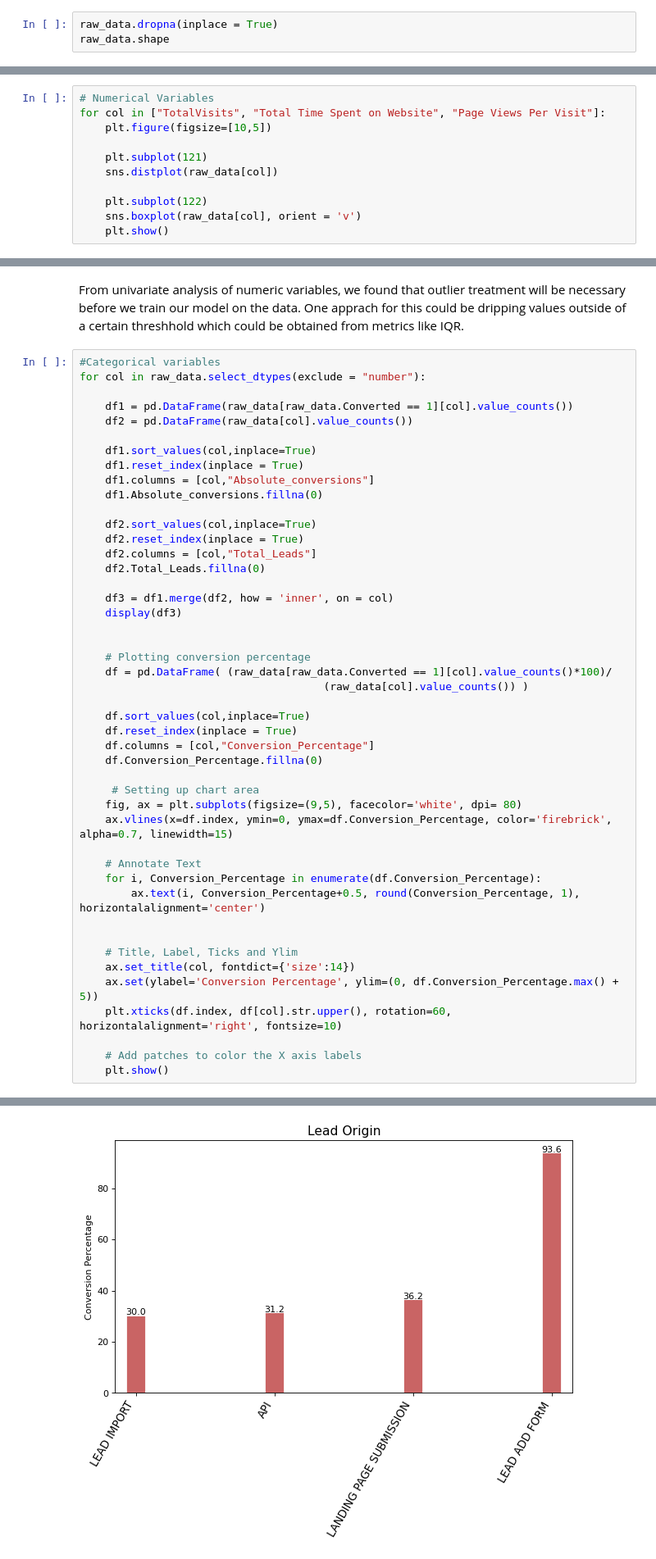
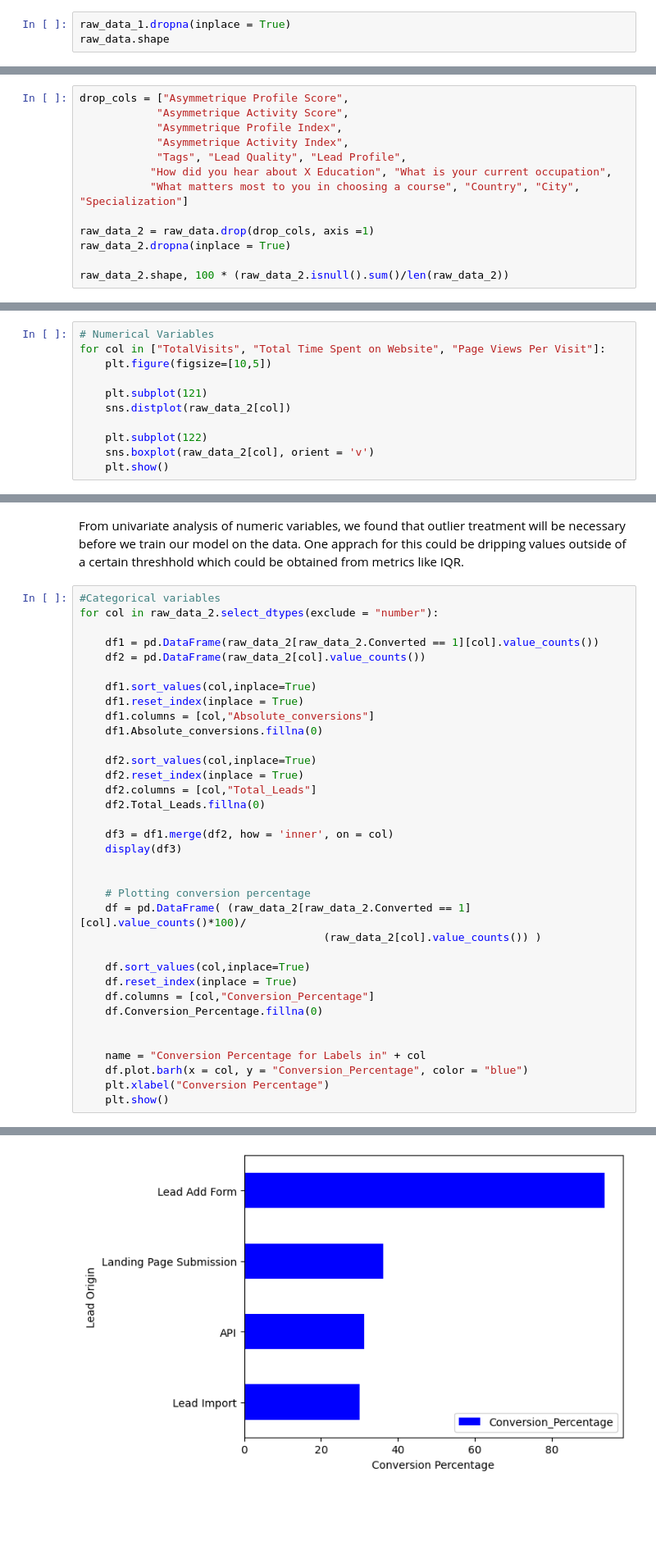
Before and after one commit to tthakur2015/Lead-Scoring-Logistic-Regression-Model, a Jupyter notebook: Case Study Notebook.ipynb, the cells around one changed output, grey strips where cells are left out. Shown at 82% size. Cells and saved outputs as stored; diff of their text form; blank space fills up the shorter version.

```diff
--- a/Case Study Notebook.ipynb
+++ b/Case Study Notebook.ipynb
@@ -271,6 +282,6 @@ raw_data.shape
 # %% [output]
 (9240, 27)
 # %%
-raw_data.dropna(inplace = True)
+raw_data_1.dropna(inplace = True)
 raw_data.shape
 # %% [output]
@@ -277,0 +291,13 @@ raw_data.shape
+# %%
+drop_cols = ["Asymmetrique Profile Score",
+            "Asymmetrique Activity Score",
+            "Asymmetrique Profile Index",
+            "Asymmetrique Activity Index",
+            "Tags", "Lead Quality", "Lead Profile",
+           "How did you hear about X Education", "What is your current occupation",
+           "What matters most to you in choosing a course", "Country", "City", "Specialization"]
+
+raw_data_2 = raw_data.drop(drop_cols, axis =1)
+raw_data_2.dropna(inplace = True)
+
+raw_data_2.shape, 100 * (raw_data_2.isnull().sum()/len(raw_data_2))
@@ -285,10 +329,10 @@ for col in ["TotalVisits", "Total Time Spent on Website", "Page Views Per Visit"
     plt.figure(figsize=[10,5])
 
     plt.subplot(121)
-    sns.distplot(raw_data[col])
+    sns.distplot(raw_data_2[col])
 
     plt.subplot(122)
-    sns.boxplot(raw_data[col], orient = 'v')
+    sns.boxplot(raw_data_2[col], orient = 'v')
     plt.show()
 # %% [output]
 [figure]
@@ -299,55 +343,44 @@ for col in ["TotalVisits", "Total Time Spent on Website", "Page Views Per Visit"
 From univariate analysis of numeric variables, we found that outlier treatment will be necessary before we train our model on the data. One apprach for this could be dripping values outside of a certain threshhold which could be obtained from metrics like IQR.
 # %%
 #Categorical variables
-for col in raw_data.select_dtypes(exclude = "number"):
+for col in raw_data_2.select_dtypes(exclude = "number"):
 
-    df1 = pd.DataFrame(raw_data[raw_data.Converted == 1][col].value_counts())
-    df2 = pd.DataFrame(raw_data[col].value_counts())
+    df1 = pd.DataFrame(raw_data_2[raw_data_2.Converted == 1][col].value_counts())
+    df2 = pd.DataFrame(raw_data_2[col].value_counts())
 
     df1.sort_values(col,inplace=True)
     df1.reset_index(inplace = True)
     df1.columns = [col,"Absolute_conversions"]
     df1.Absolute_conversions.fillna(0)
 
     df2.sort_values(col,inplace=True)
     df2.reset_index(inplace = True)
     df2.columns = [col,"Total_Leads"]
     df2.Total_Leads.fillna(0)
 
     df3 = df1.merge(df2, how = 'inner', on = col)
     display(df3)
 
 
     # Plotting conversion percentage
-    df = pd.DataFrame( (raw_data[raw_data.Converted == 1][col].value_counts()*100)/
-                                      (raw_data[col].value_counts()) )
+    df = pd.DataFrame( (raw_data_2[raw_data_2.Converted == 1][col].value_counts()*100)/
+                                      (raw_data_2[col].value_counts()) )
 
     df.sort_values(col,inplace=True)
     df.reset_index(inplace = True)
     df.columns = [col,"Conversion_Percentage"]
     df.Conversion_Percentage.fillna(0)
 
-     # Setting up chart area
-    fig, ax = plt.subplots(figsize=(9,5), facecolor='white', dpi= 80)
-    ax.vlines(x=df.index, ymin=0, ymax=df.Conversion_Percentage, color='firebrick', alpha=0.7, linewidth=15)
 
-    # Annotate Text
-    for i, Conversion_Percentage in enumerate(df.Conversion_Percentage):
-        ax.text(i, Conversion_Percentage+0.5, round(Conversion_Percentage, 1), horizontalalignment='center')
-
-
-    # Title, Label, Ticks and Ylim
-    ax.set_title(col, fontdict={'size':14})
-    ax.set(ylabel='Conversion Percentage', ylim=(0, df.Conversion_Percentage.max() + 5))
-    plt.xticks(df.index, df[col].str.upper(), rotation=60, horizontalalignment='right', fontsize=10)
-
-    # Add patches to color the X axis labels
+    name = "Conversion Percentage for Labels in" + col
+    df.plot.barh(x = col, y = "Conversion_Percentage", color = "blue")
+    plt.xlabel("Conversion Percentage")
     plt.show()
 # %% [output]
 |  | Lead Origin | Absolute_conversions | Total_Leads |
 | 0 | Lead Import | 9 | 30 |
 | 1 | Lead Add Form | 544 | 581 |
 | 2 | API | 1115 | 3578 |
 | 3 | Landing Page Submission | 1767 | 4885 |
-[figure, old version]
+[figure, new version]
 |  | Lead Source | Absolute_conversions | Total_Leads |
```
Also changed, not shown: parts of 53 cells of this notebook.
